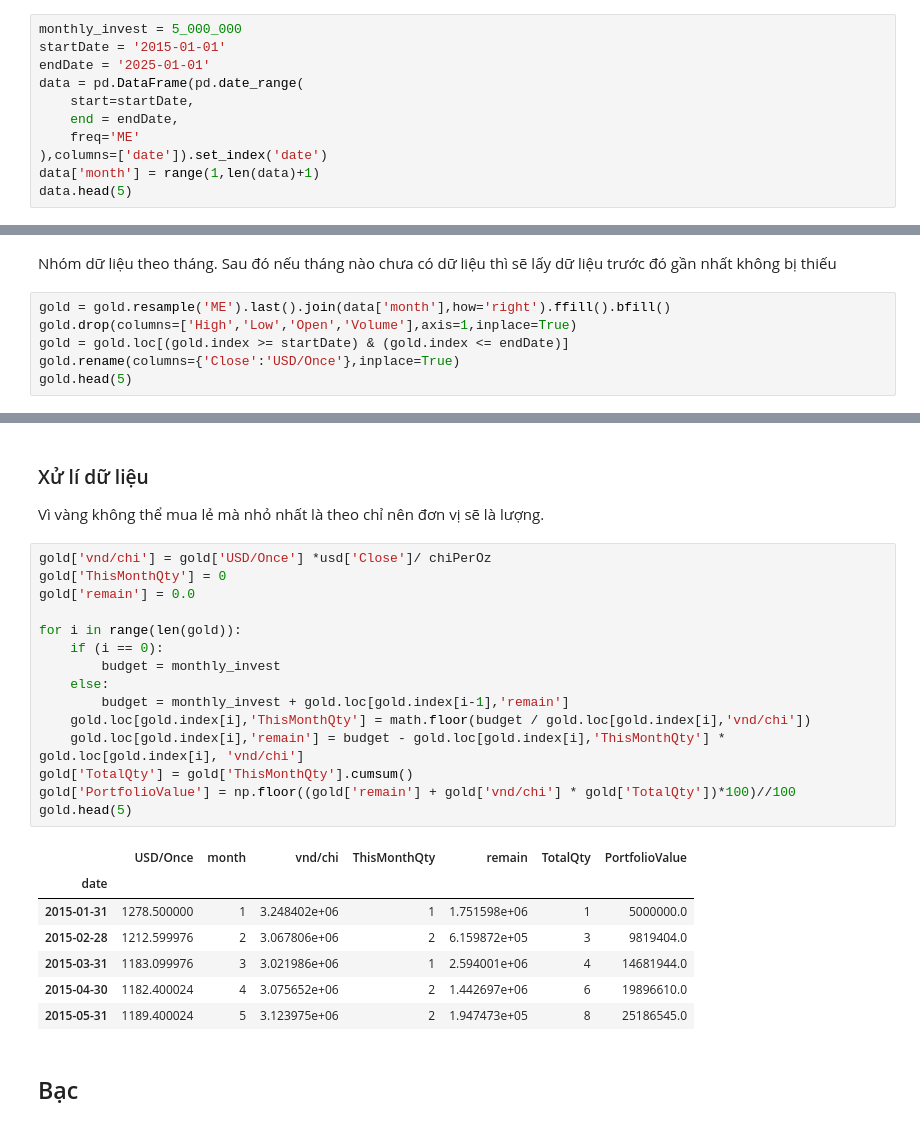
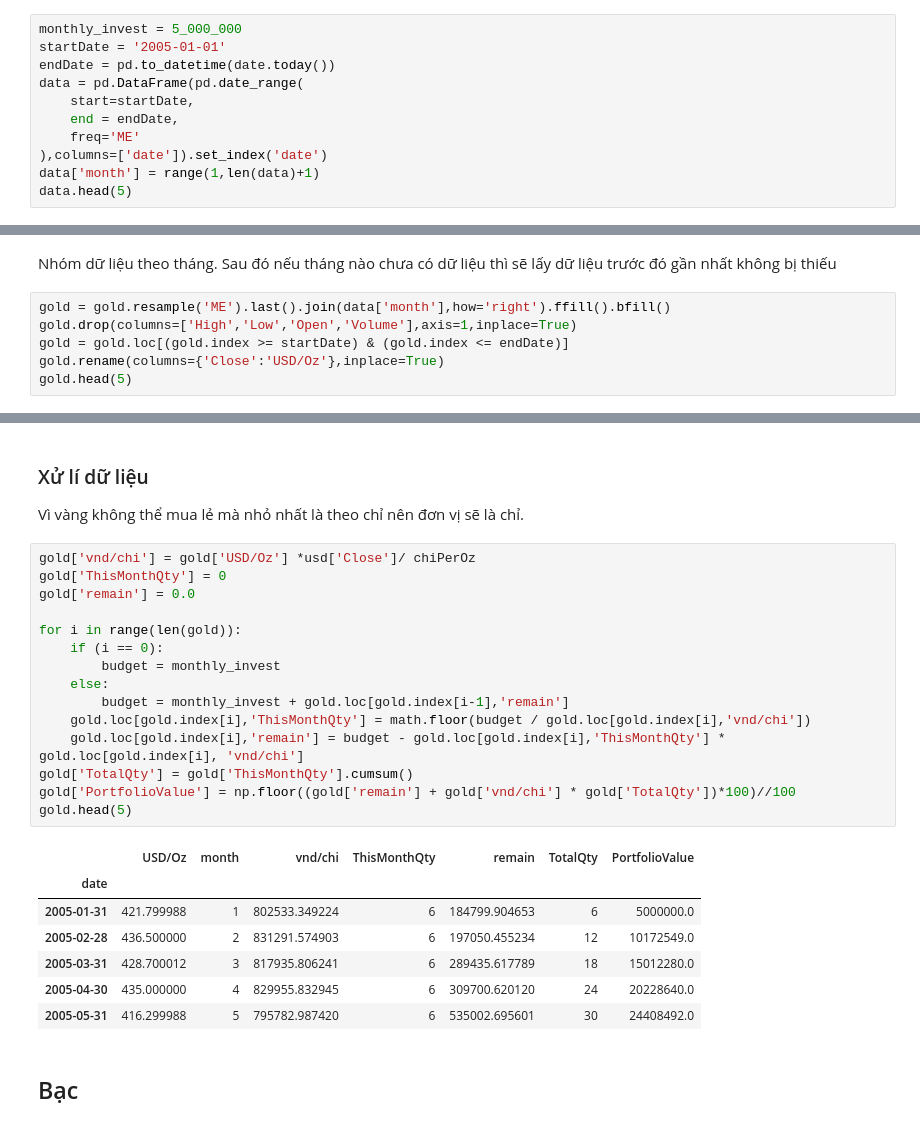
Before and after one commit to Masterokadanori/Market-Analysis, a Jupyter notebook: DCA.ipynb, the cells around one changed output, grey strips where cells are left out. Cells and saved outputs as stored; diff of their text form.

```diff
--- a/DCA.ipynb
+++ b/DCA.ipynb
@@ -37,8 +54,8 @@ import matplotlib.pyplot as plt
 Tạo `DataFrame` gốc, nơi sẽ lưu trữ tất cả dữ liệu
 # %%
 monthly_invest = 5_000_000
-startDate = '2015-01-01'
-endDate = '2025-01-01'
+startDate = '2005-01-01'
+endDate = pd.to_datetime(date.today())
 data = pd.DataFrame(pd.date_range(
     start=startDate,
     end = endDate,
@@ -266,6 +283,6 @@ Nhóm dữ liệu theo tháng. Sau đó nếu tháng nào chưa có dữ liệu
 gold = gold.resample('ME').last().join(data['month'],how='right').ffill().bfill()
 gold.drop(columns=['High','Low','Open','Volume'],axis=1,inplace=True)
 gold = gold.loc[(gold.index >= startDate) & (gold.index <= endDate)]
-gold.rename(columns={'Close':'USD/Once'},inplace=True)
+gold.rename(columns={'Close':'USD/Oz'},inplace=True)
 gold.head(5)
 # %% [output]
@@ -296,29 +313,29 @@ usd.head(5)
 # %% [markdown]
 ### Xử lí dữ liệu
-Vì vàng không thể mua lẻ mà nhỏ nhất là theo chỉ nên đơn vị sẽ là lượng.
+Vì vàng không thể mua lẻ mà nhỏ nhất là theo chỉ nên đơn vị sẽ là chỉ.
 # %%
-gold['vnd/chi'] = gold['USD/Once'] *usd['Close']/ chiPerOz
+gold['vnd/chi'] = gold['USD/Oz'] *usd['Close']/ chiPerOz
 gold['ThisMonthQty'] = 0
 gold['remain'] = 0.0
 
 for i in range(len(gold)):
     if (i == 0):
         budget = monthly_invest
     else:
         budget = monthly_invest + gold.loc[gold.index[i-1],'remain']
     gold.loc[gold.index[i],'ThisMonthQty'] = math.floor(budget / gold.loc[gold.index[i],'vnd/chi'])
     gold.loc[gold.index[i],'remain'] = budget - gold.loc[gold.index[i],'ThisMonthQty'] * gold.loc[gold.index[i], 'vnd/chi']
 gold['TotalQty'] = gold['ThisMonthQty'].cumsum()
 gold['PortfolioValue'] = np.floor((gold['remain'] + gold['vnd/chi'] * gold['TotalQty'])*100)//100
 gold.head(5)
 # %% [output]
-|  | USD/Once | month | vnd/chi | ThisMonthQty | remain | TotalQty | PortfolioValue |
+|  | USD/Oz | month | vnd/chi | ThisMonthQty | remain | TotalQty | PortfolioValue |
 | date |  |  |  |  |  |  |  |
-| 2015-01-31 | 1278.500000 | 1 | 3.248402e+06 | 1 | 1.751598e+06 | 1 | 5000000.0 |
-| 2015-02-28 | 1212.599976 | 2 | 3.067806e+06 | 2 | 6.159872e+05 | 3 | 9819404.0 |
-| 2015-03-31 | 1183.099976 | 3 | 3.021986e+06 | 1 | 2.594001e+06 | 4 | 14681944.0 |
-| 2015-04-30 | 1182.400024 | 4 | 3.075652e+06 | 2 | 1.442697e+06 | 6 | 19896610.0 |
-| 2015-05-31 | 1189.400024 | 5 | 3.123975e+06 | 2 | 1.947473e+05 | 8 | 25186545.0 |
+| 2005-01-31 | 421.799988 | 1 | 802533.349224 | 6 | 184799.904653 | 6 | 5000000.0 |
+| 2005-02-28 | 436.500000 | 2 | 831291.574903 | 6 | 197050.455234 | 12 | 10172549.0 |
+| 2005-03-31 | 428.700012 | 3 | 817935.806241 | 6 | 289435.617789 | 18 | 15012280.0 |
+| 2005-04-30 | 435.000000 | 4 | 829955.832945 | 6 | 309700.620120 | 24 | 20228640.0 |
+| 2005-05-31 | 416.299988 | 5 | 795782.987420 | 6 | 535002.695601 | 30 | 24408492.0 |
 # %% [markdown]
 ## Bạc
 # %% [markdown]
```
Also changed, not shown: parts of 38 cells of this notebook.
